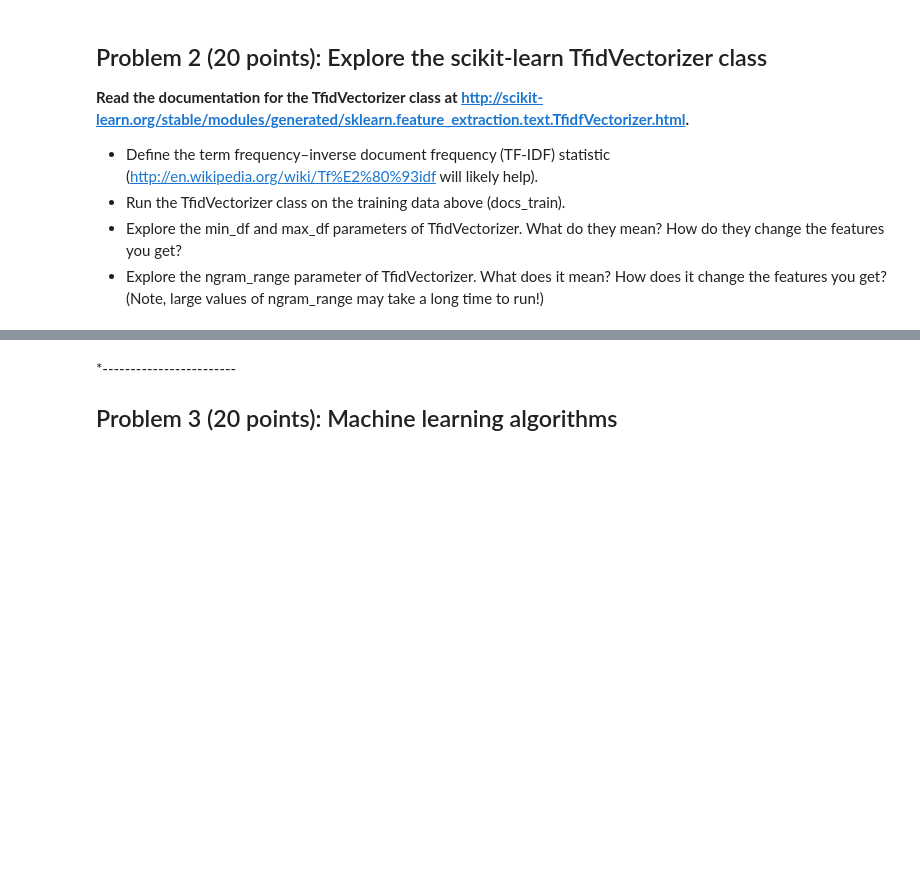
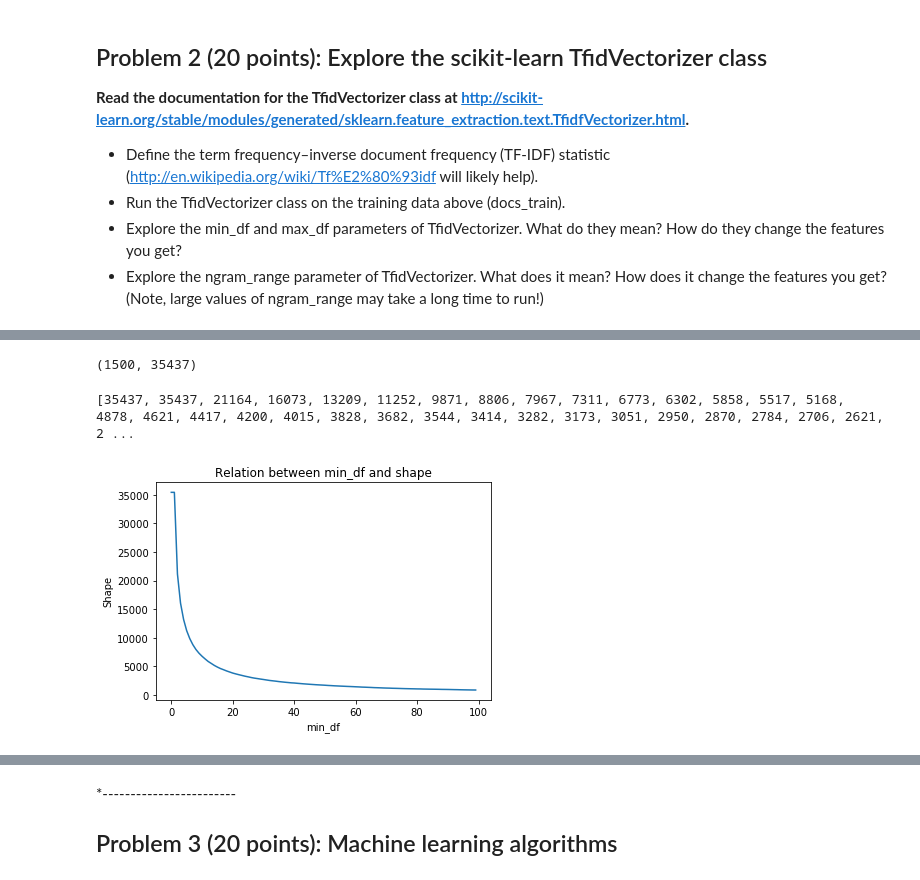
Before and after one commit to tianhaopx/Case-Study-of-Data-Science, a Jupyter notebook: CaseStudy3/CaseStudy3.ipynb, the cells around one changed output, grey strips where cells are left out. Saved outputs shown, nothing was run; the diff lists cells and outputs as text; code cells hidden in the pictures; blank space fills up the shorter version.

```diff
--- a/CaseStudy3/CaseStudy3.ipynb
+++ b/CaseStudy3/CaseStudy3.ipynb
@@ -146,0 +158,30 @@ avg / total       0.87      0.86      0.86       500
+# %%
+# Run the TfidVectorizer class on the training data above (docs_train).
+vect = TfidfVectorizer()
+X_train_tf = vect.fit_transform(docs_train)
+X_train_tf.shape
+# %% [output]
+(1500, 35437)
+# %%
+# Explore the min_df and max_df parameters of TfidVectorizer.
+
+# First, we analyze the min_df parameter of TfidVectorizer by using different min_df values on the training data.
+import numpy as np
+import matplotlib.pylab as py
+
+result_for_min_df = []
+for i in range(0, 100):
+    vect = TfidfVectorizer(min_df = i)
+    X_train_tf = vect.fit_transform(docs_train)
+    result_for_min_df.append(X_train_tf.shape[1])
+print(result_for_min_df)
+
+ar = np.arange(len(result_for_min_df))
+py.plot(ar, result_for_min_df)
+py.xlabel("min_df")
+py.ylabel("Shape")
+py.title("Relation between min_df and shape")
+py.show()
+# %% [output]
+[35437, 35437, 21164, 16073, 13209, 11252, 9871, 8806, 7967, 7311, 6773, 6302, 5858, 5517, 5168, 4878, 4621, 4417, 4200, 4015, 3828, 3682, 3544, 3414, 3282, 3173, 3051, 2950, 2870, 2784, 2706, 2621, 2 ...
+[figure, added]
```
Also changed, not shown: parts of 3 cells of this notebook.
